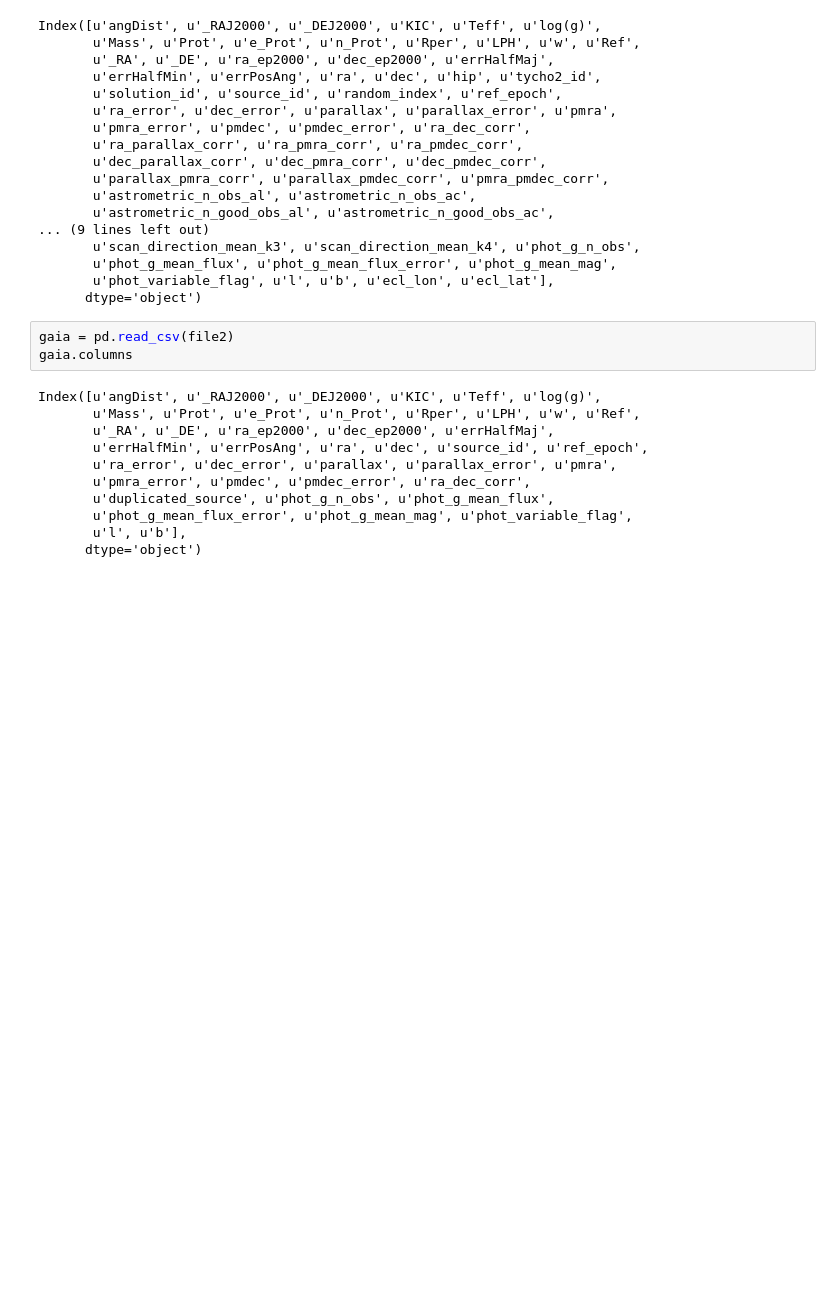
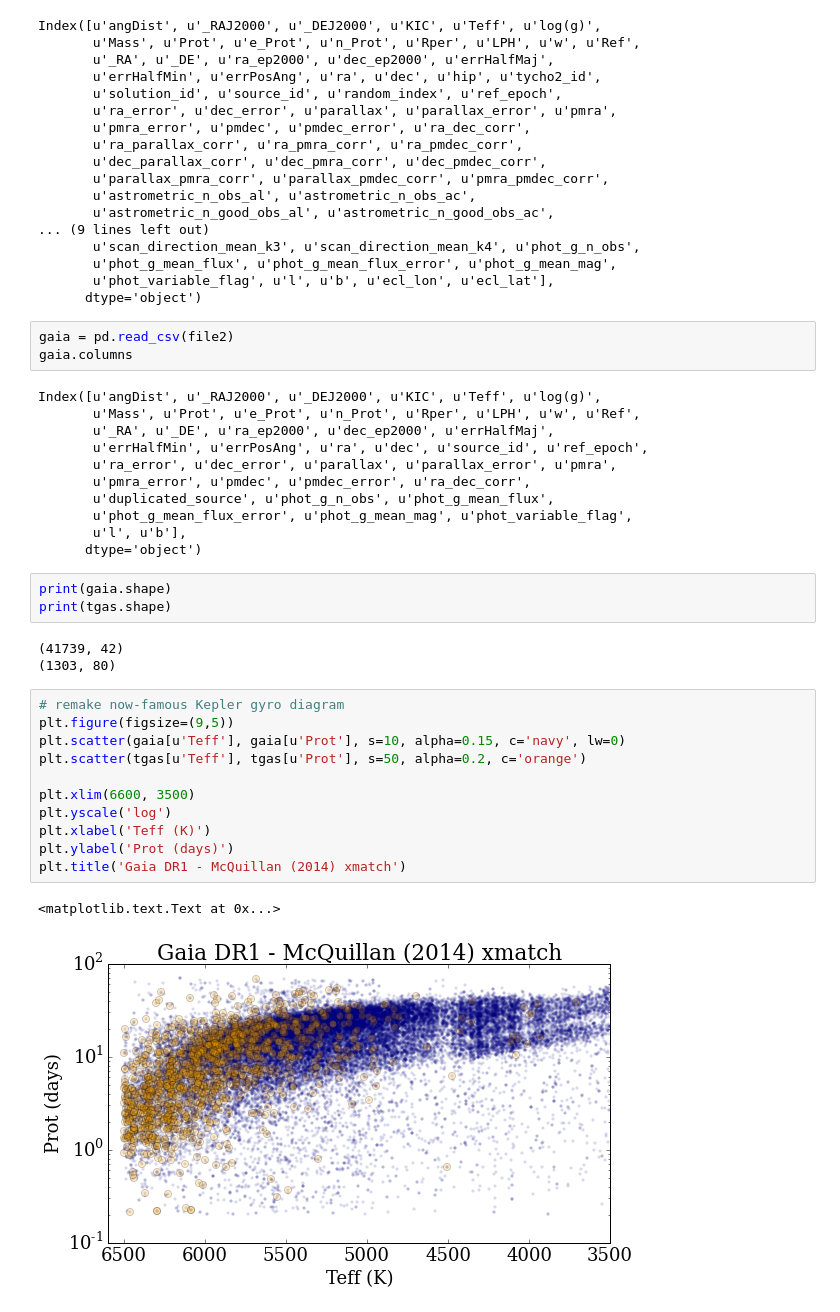
Before and after one commit to jradavenport/gaia_rot, a Jupyter notebook: explore.ipynb, the cells around one changed output. Saved outputs shown, nothing was run; the diff lists cells and outputs as text; blank space fills up the shorter version.

Commit message:
add rot plot

```diff
--- a/explore.ipynb
+++ b/explore.ipynb
@@ -52,3 +52,23 @@ Index([u'angDist', u'_RAJ2000', u'_DEJ2000', u'KIC', u'Teff', u'log(g)',
        u'phot_g_mean_flux_error', u'phot_g_mean_mag', u'phot_variable_flag',
        u'l', u'b'],
       dtype='object')
+# %%
+print(gaia.shape)
+print(tgas.shape)
+# %% [output]
+(41739, 42)
+(1303, 80)
+# %%
+# remake now-famous Kepler gyro diagram
+plt.figure(figsize=(9,5))
+plt.scatter(gaia[u'Teff'], gaia[u'Prot'], s=10, alpha=0.15, c='navy', lw=0)
+plt.scatter(tgas[u'Teff'], tgas[u'Prot'], s=50, alpha=0.2, c='orange')
+
+plt.xlim(6600, 3500)
+plt.yscale('log')
+plt.xlabel('Teff (K)')
+plt.ylabel('Prot (days)')
+plt.title('Gaia DR1 - McQuillan (2014) xmatch')
+# %% [output]
+<matplotlib.text.Text at 0x...>
+[figure, added]
```
